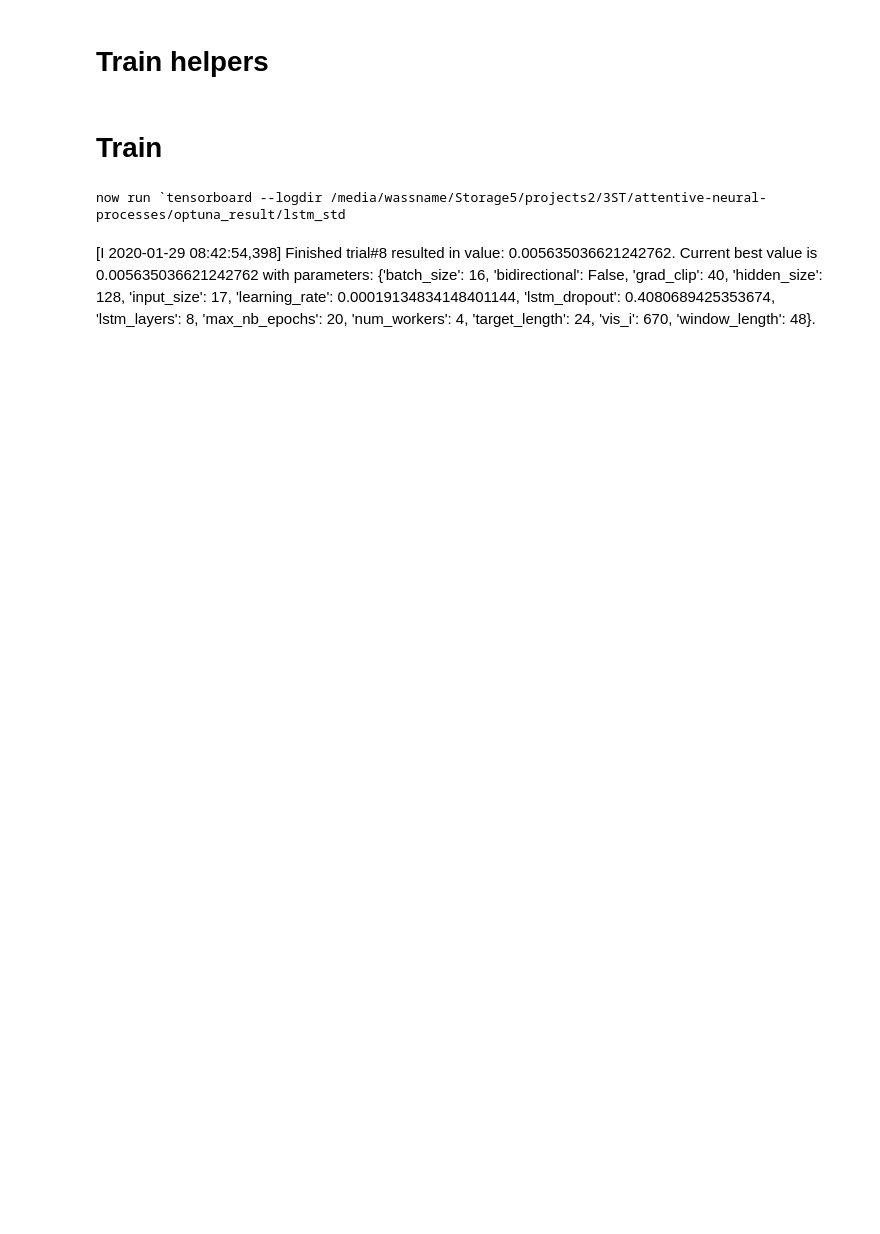
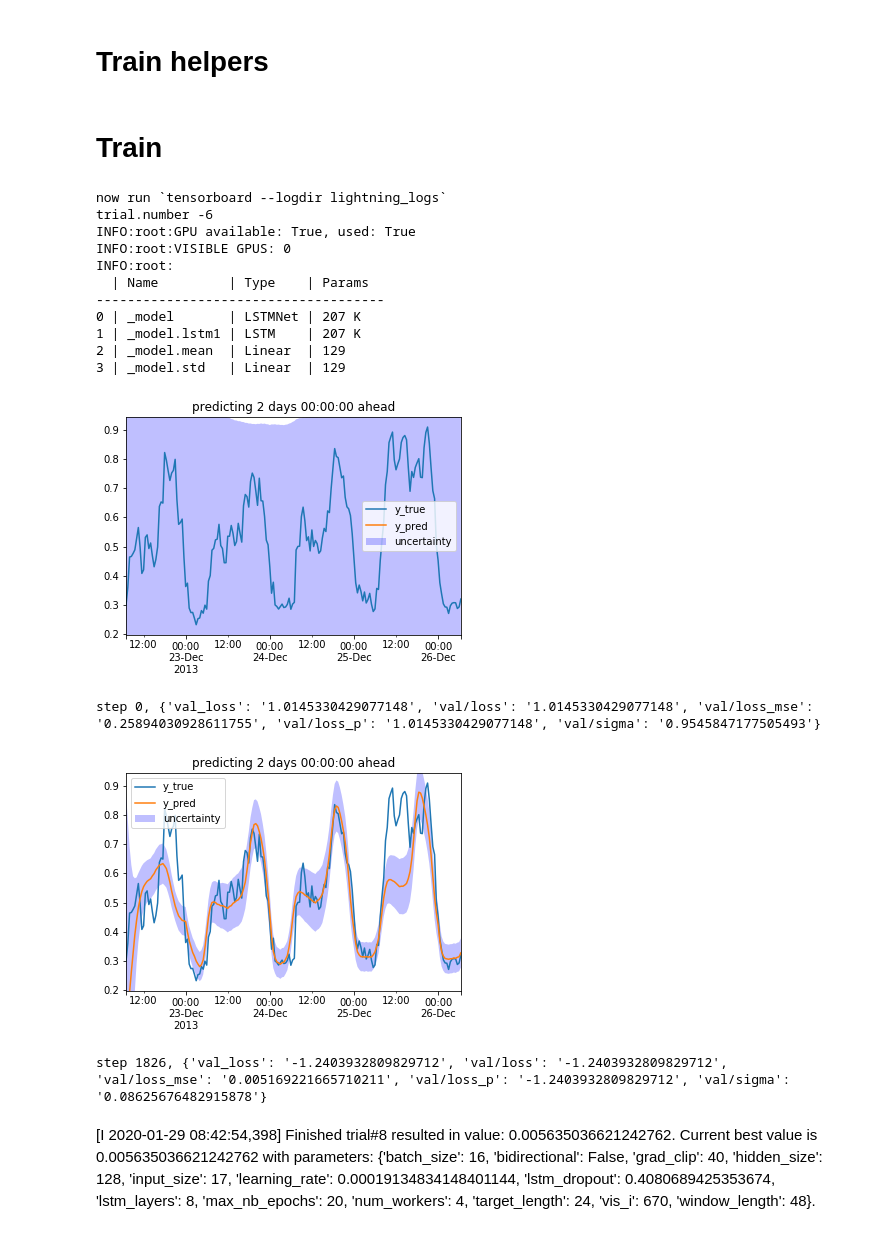
Before and after one commit to wassname/attentive-neural-processes, a Jupyter notebook: smartmeters-lstm_std.ipynb, the cells around one changed output. Drawn from its saved outputs; the diff is of its cells as text; code cells hidden in the pictures; blank space fills up the shorter version.

```diff
--- a/smartmeters-lstm_std.ipynb
+++ b/smartmeters-lstm_std.ipynb
@@ -134,4 +70,41 @@ MODEL_DIR.mkdir(parents=True, exist_ok=True)
-# %%
-print(f"now run `tensorboard --logdir {MODEL_DIR}")
-# %% [output]
-now run `tensorboard --logdir /media/wassname/Storage5/projects2/3ST/attentive-neural-processes/optuna_result/lstm_std
+# %%
+trial, trainer, model = run_trial(
+    name="lstm_std",
+    params={
+        'bidirectional': False,
+        'hidden_size': 128,
+        'learning_rate': 2e-4,
+        'lstm_dropout': 0.0,
+        'lstm_layers': 2,
+    },
+    user_attrs = {
+        'batch_size': 16,
+        'grad_clip': 40,
+        'max_nb_epochs': 200,
+        'num_workers': 4,
+        'window_length': 24*4,
+        'vis_i': '670',
+        'target_length': 24*4,
+        'input_size': 17,
+        'input_size_decoder': 17,
+        'context_in_target': True,
+        'output_size': 1
+    },
+    PL_MODEL_CLS=LSTM_PL
+)
+# %% [output]
+now run `tensorboard --logdir lightning_logs`
+trial.number -6
+INFO:root:GPU available: True, used: True
+INFO:root:VISIBLE GPUS: 0
+INFO:root:
+  | Name         | Type    | Params
+-------------------------------------
+0 | _model       | LSTMNet | 207 K
+1 | _model.lstm1 | LSTM    | 207 K
+2 | _model.mean  | Linear  | 129
+3 | _model.std   | Linear  | 129
+[figure, added]
+step 0, {'val_loss': '1.0145330429077148', 'val/loss': '1.0145330429077148', 'val/loss_mse': '0.25894030928611755', 'val/loss_p': '1.0145330429077148', 'val/sigma': '0.9545847177505493'}
+[figure, added]
+step 1826, {'val_loss': '-1.2403932809829712', 'val/loss': '-1.2403932809829712', 'val/loss_mse': '0.005169221665710211', 'val/loss_p': '-1.2403932809829712', 'val/sigma': '0.08625676482915878'}
```
Also changed, not shown: parts of 16 cells of this notebook, 10 other files.
